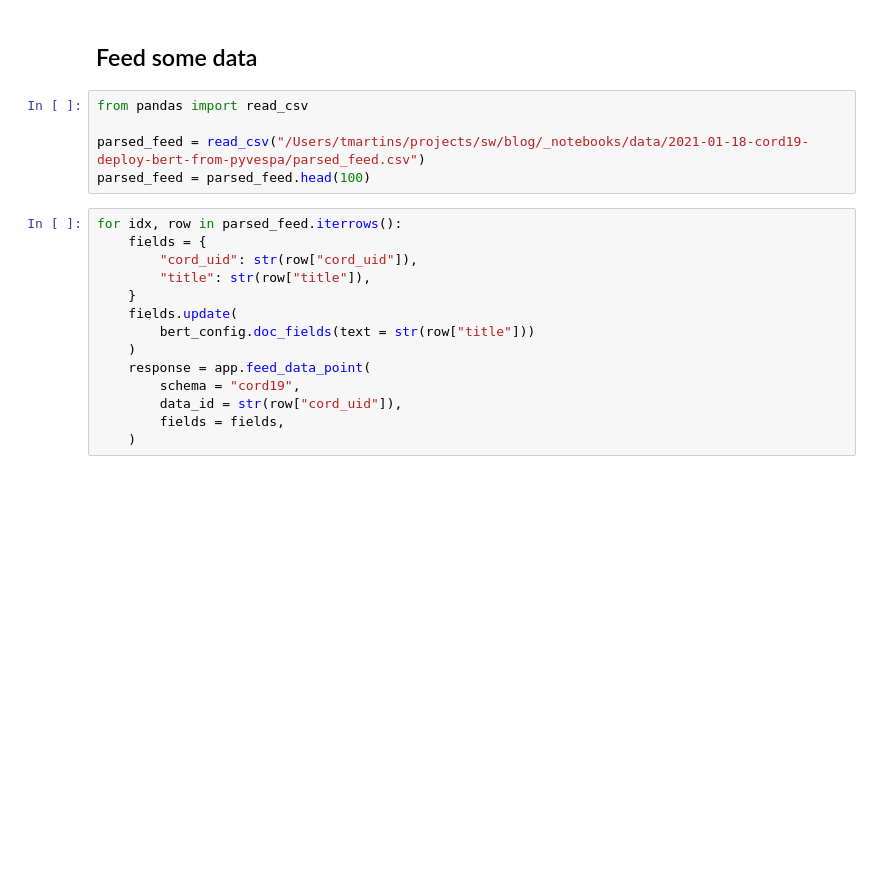
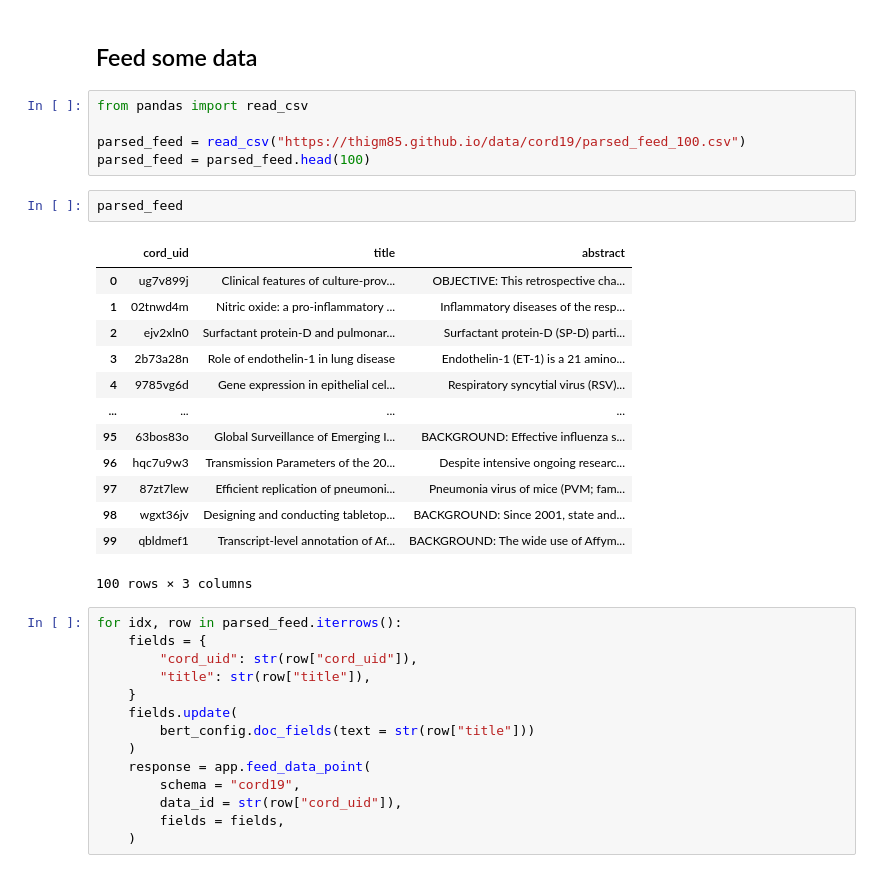
Before and after one commit to thigm85/blog, a Jupyter notebook: _notebooks/2021-01-25-pyvespa-ml-api.ipynb, the cells around one changed output. Saved outputs shown, nothing was run; the diff lists cells and outputs as text; blank space fills up the shorter version.

```diff
--- a/_notebooks/2021-01-25-pyvespa-ml-api.ipynb
+++ b/_notebooks/2021-01-25-pyvespa-ml-api.ipynb
@@ -96,8 +104,24 @@ app = vespa_docker.deploy(
 # %%
 from pandas import read_csv
 
-parsed_feed = read_csv("/Users/tmartins/projects/sw/blog/_notebooks/data/2021-01-18-cord19-deploy-bert-from-pyvespa/parsed_feed.csv")
+parsed_feed = read_csv("https://thigm85.github.io/data/cord19/parsed_feed_100.csv")
 parsed_feed = parsed_feed.head(100)
+# %%
+parsed_feed
+# %% [output]
+|  | cord_uid | title | abstract |
+| 0 | ug7v899j | Clinical features of culture-prov... | OBJECTIVE: This retrospective cha... |
+| 1 | 02tnwd4m | Nitric oxide: a pro-inflammatory ... | Inflammatory diseases of the resp... |
+| 2 | ejv2xln0 | Surfactant protein-D and pulmonar... | Surfactant protein-D (SP-D) parti... |
+| 3 | 2b73a28n | Role of endothelin-1 in lung disease | Endothelin-1 (ET-1) is a 21 amino... |
+| 4 | 9785vg6d | Gene expression in epithelial cel... | Respiratory syncytial virus (RSV)... |
+| ... | ... | ... | ... |
+| 95 | 63bos83o | Global Surveillance of Emerging I... | BACKGROUND: Effective influenza s... |
+| 96 | hqc7u9w3 | Transmission Parameters of the 20... | Despite intensive ongoing researc... |
+| 97 | 87zt7lew | Efficient replication of pneumoni... | Pneumonia virus of mice (PVM; fam... |
+| 98 | wgxt36jv | Designing and conducting tabletop... | BACKGROUND: Since 2001, state and... |
+| 99 | qbldmef1 | Transcript-level annotation of Af... | BACKGROUND: The wide use of Affym... |
+100 rows × 3 columns
 # %%
 for idx, row in parsed_feed.iterrows():
     fields = {
```
Also changed, not shown: parts of 11 cells of this notebook.
